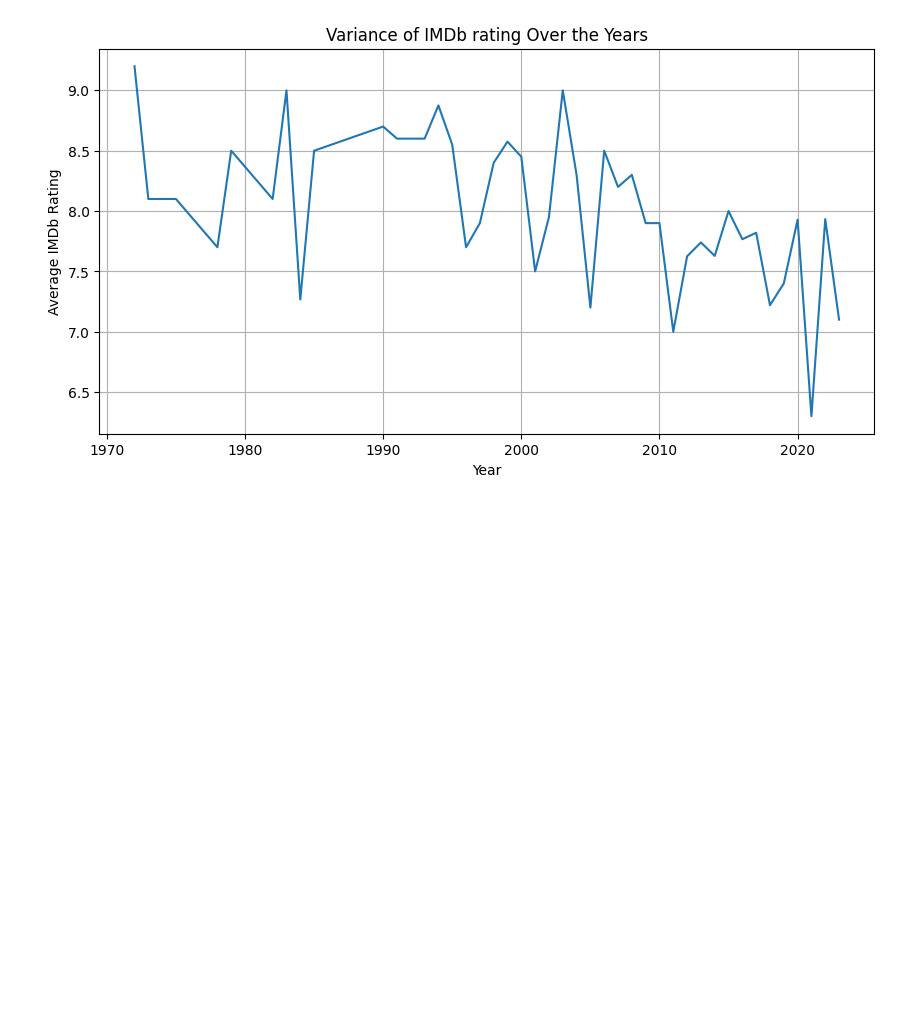
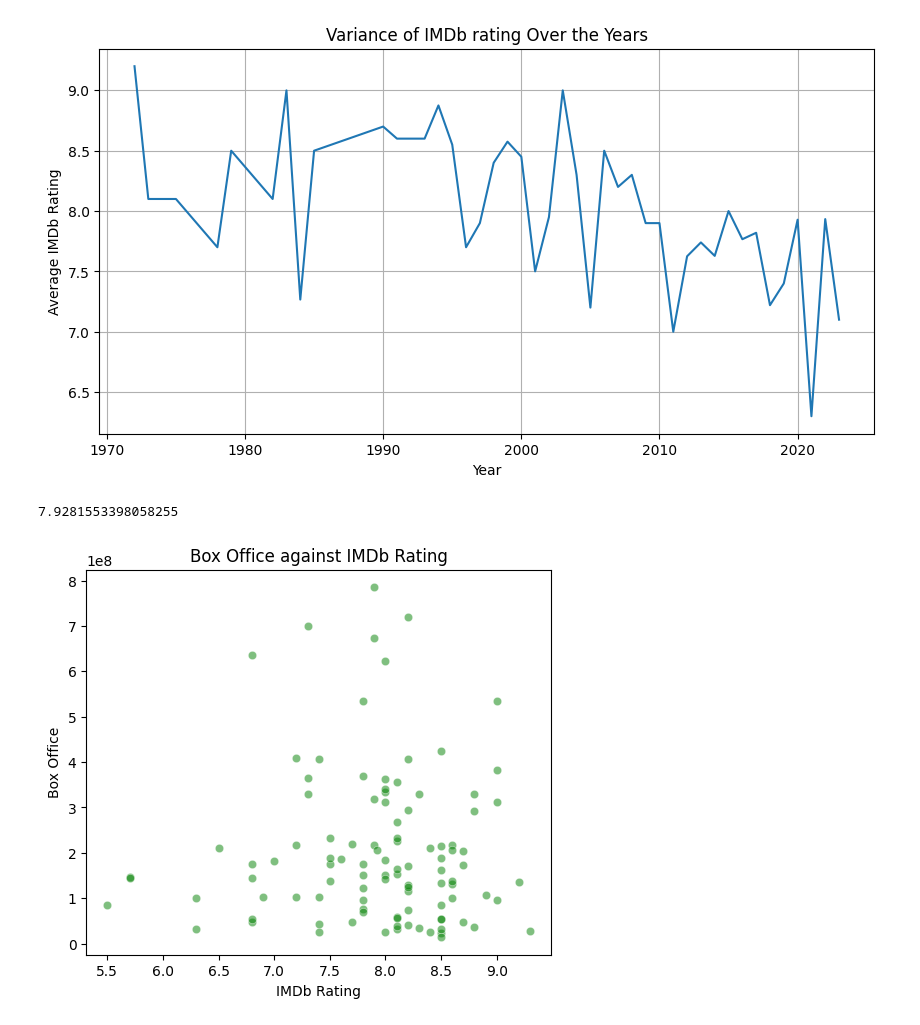
Before and after one commit to anitajn86/DATA-MINING-AND-ANALYTICS, a Jupyter notebook: Mining/dupedmovies.ipynb, the cells around one changed output. Saved outputs shown, nothing was run; the diff lists cells and outputs as text; code cells hidden in the pictures; blank space fills up the shorter version.

Commit message:
Statistical and visualization techniques

```diff
--- a/Mining/dupedmovies.ipynb
+++ b/Mining/dupedmovies.ipynb
@@ -378,3 +378,18 @@ plt.grid(True)
 plt.show()
 # %% [output]
 [figure]
+# %%
+df['IMDb Rating'].mean()
+# %% [output]
+7.9281553398058255
+# %%
+##3. IMDb Rating vs the parameters
+#IMDb vs Box Office
+plt.figure(figsize=(6,5))
+sns.scatterplot(data=df,x='IMDb Rating',y='Box Office',alpha=0.5,color='green')
+plt.title('Box Office against IMDb Rating')
+plt.xlabel('IMDb Rating')
+plt.ylabel('Box Office')
+plt.show()
+# %% [output]
+[figure, added]
```
Also changed, not shown: parts of 7 cells of this notebook.
